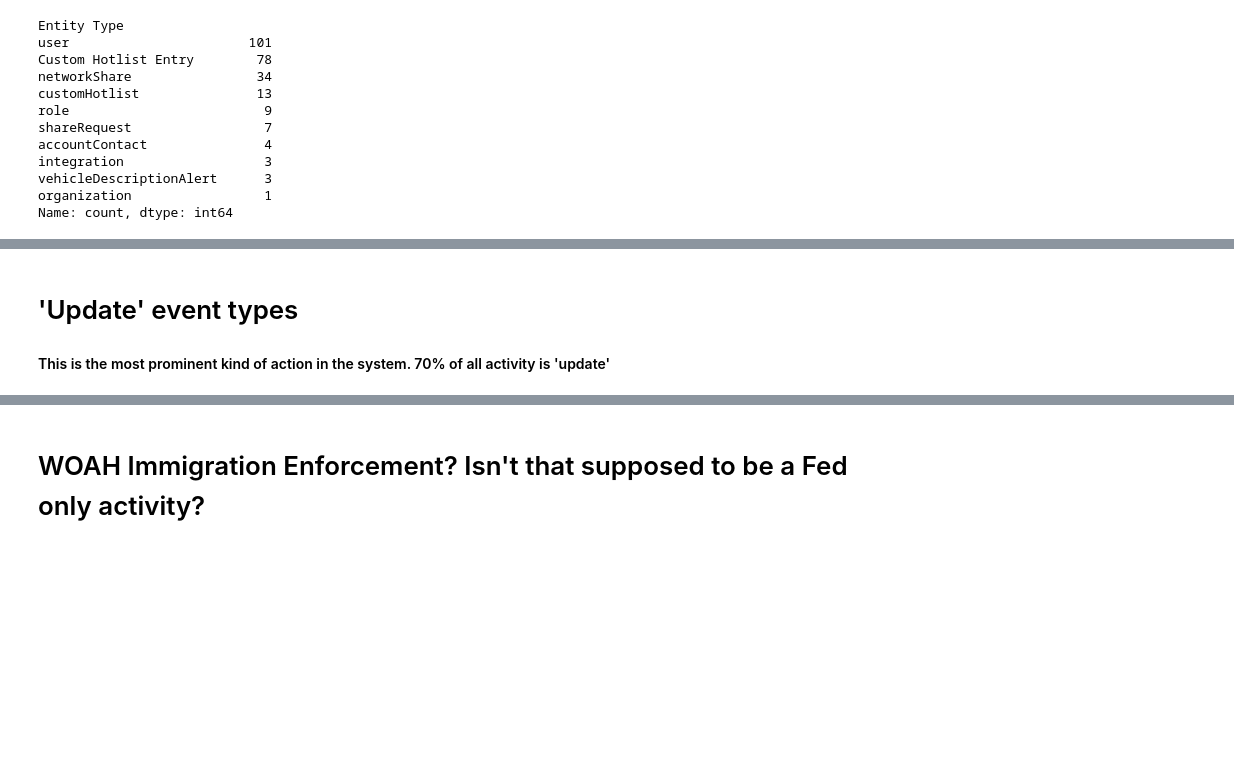
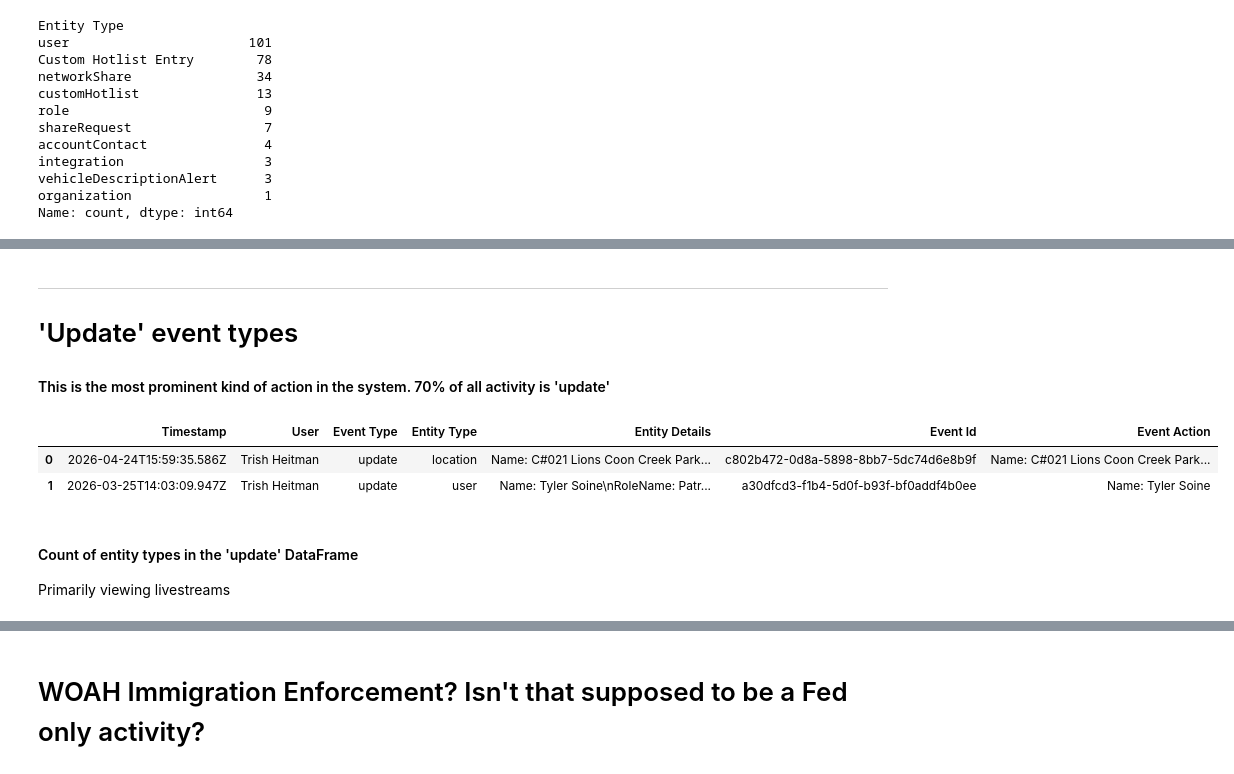
Before and after one commit to condorairlines/GTFO_CR, a Jupyter notebook: analysis.ipynb, the cells around one changed output, grey strips where cells are left out. Cells and saved outputs as stored; diff of their text form; code cells hidden in the pictures; blank space fills up the shorter version.

```diff
--- a/analysis.ipynb
+++ b/analysis.ipynb
@@ -279,7 +369,15 @@ dflive.Camera.value_counts()
 # %% [markdown]
+---
 # 'Update' event types
 #### This is the most prominent kind of action in the system. 70% of all activity is 'update'
 # %%
 # Quick look
-dfupdate.head()
+dfupdate.head(2)
+# %% [output]
+|  | Timestamp | User | Event Type | Entity Type | Entity Details | Event Id | Event Action |
+| 0 | 2026-04-24T15:59:35.586Z | Trish Heitman | update | location | Name: C#021 Lions Coon Creek Park... | c802b472-0d8a-5898-8bb7-5dc74d6e8b9f | Name: C#021 Lions Coon Creek Park... |
+| 1 | 2026-03-25T14:03:09.947Z | Trish Heitman | update | user | Name: Tyler Soine\nRoleName: Patr... | a30dfcd3-f1b4-5d0f-b93f-bf0addf4b0ee | Name: Tyler Soine |
+# %% [markdown]
+#### Count of entity types in the 'update' DataFrame
+Primarily viewing livestreams
 # %%
```
Also changed, not shown: parts of 56 cells of this notebook.
